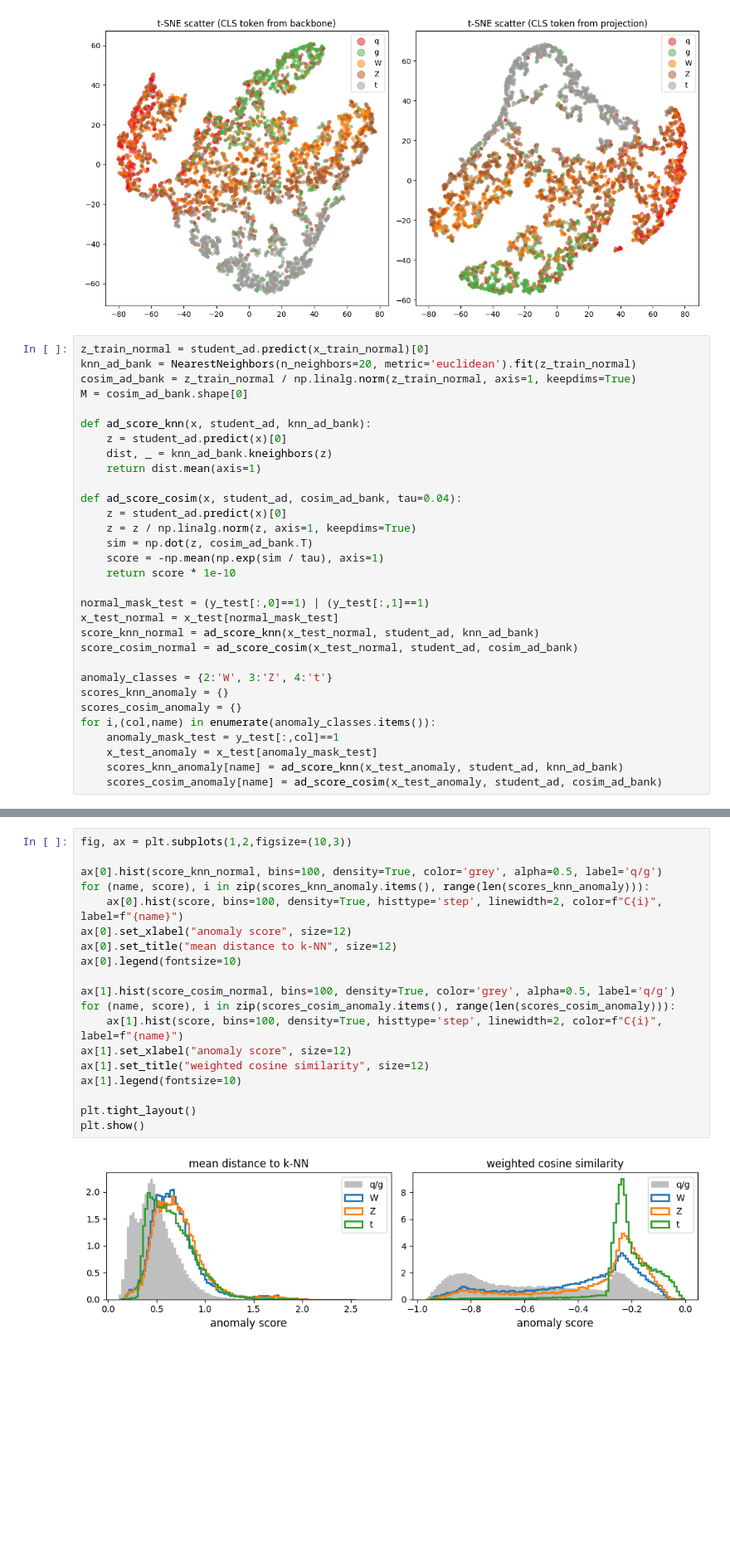
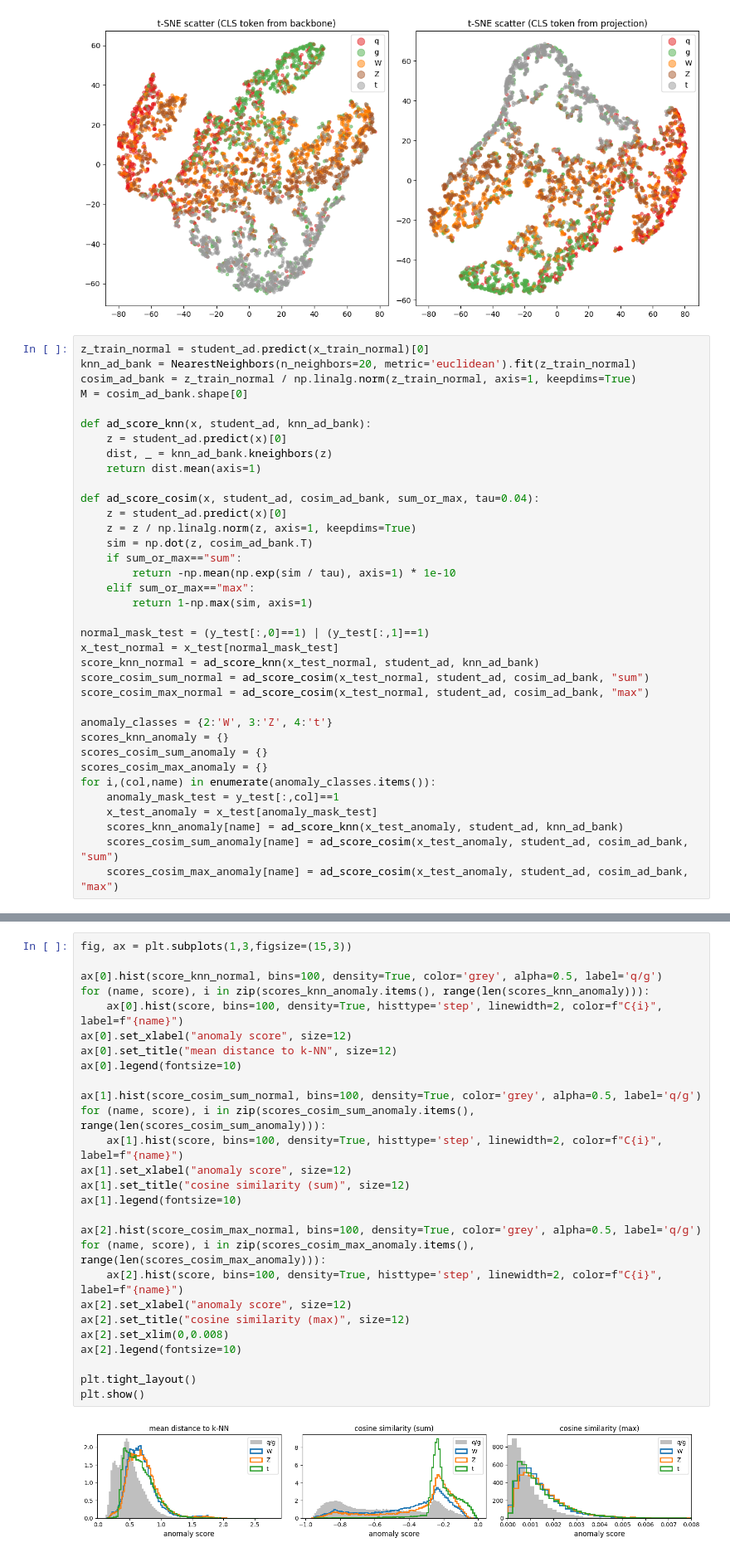
Before and after one commit to hftsoi/ssl_ad, a Jupyter notebook: ibot.ipynb, the cells around one changed output, grey strips where cells are left out. Shown at 83% size. Cells and saved outputs as stored; diff of their text form; blank space fills up the shorter version.

Commit message:
add max cosim to ad

```diff
--- a/ibot.ipynb
+++ b/ibot.ipynb
@@ -831,24 +831,29 @@ def ad_score_knn(x, student_ad, knn_ad_bank):
     dist, _ = knn_ad_bank.kneighbors(z)
     return dist.mean(axis=1)
 
-def ad_score_cosim(x, student_ad, cosim_ad_bank, tau=0.04):
+def ad_score_cosim(x, student_ad, cosim_ad_bank, sum_or_max, tau=0.04):
     z = student_ad.predict(x)[0]
     z = z / np.linalg.norm(z, axis=1, keepdims=True)
     sim = np.dot(z, cosim_ad_bank.T)
-    score = -np.mean(np.exp(sim / tau), axis=1)
-    return score * 1e-10
+    if sum_or_max=="sum":
+        return -np.mean(np.exp(sim / tau), axis=1) * 1e-10
+    elif sum_or_max=="max":
+        return 1-np.max(sim, axis=1)
 
 normal_mask_test = (y_test[:,0]==1) | (y_test[:,1]==1)
 x_test_normal = x_test[normal_mask_test]
 score_knn_normal = ad_score_knn(x_test_normal, student_ad, knn_ad_bank)
-score_cosim_normal = ad_score_cosim(x_test_normal, student_ad, cosim_ad_bank)
+score_cosim_sum_normal = ad_score_cosim(x_test_normal, student_ad, cosim_ad_bank, "sum")
+score_cosim_max_normal = ad_score_cosim(x_test_normal, student_ad, cosim_ad_bank, "max")
 
 anomaly_classes = {2:'W', 3:'Z', 4:'t'}
 scores_knn_anomaly = {}
-scores_cosim_anomaly = {}
+scores_cosim_sum_anomaly = {}
+scores_cosim_max_anomaly = {}
 for i,(col,name) in enumerate(anomaly_classes.items()):
     anomaly_mask_test = y_test[:,col]==1
     x_test_anomaly = x_test[anomaly_mask_test]
     scores_knn_anomaly[name] = ad_score_knn(x_test_anomaly, student_ad, knn_ad_bank)
-    scores_cosim_anomaly[name] = ad_score_cosim(x_test_anomaly, student_ad, cosim_ad_bank)
+    scores_cosim_sum_anomaly[name] = ad_score_cosim(x_test_anomaly, student_ad, cosim_ad_bank, "sum")
+    scores_cosim_max_anomaly[name] = ad_score_cosim(x_test_anomaly, student_ad, cosim_ad_bank, "max")
 # %% [output]
@@ -864,24 +873,32 @@ for i,(col,name) in enumerate(anomaly_classes.items()):
 # %%
-fig, ax = plt.subplots(1,2,figsize=(10,3))
+fig, ax = plt.subplots(1,3,figsize=(15,3))
 
 ax[0].hist(score_knn_normal, bins=100, density=True, color='grey', alpha=0.5, label='q/g')
 for (name, score), i in zip(scores_knn_anomaly.items(), range(len(scores_knn_anomaly))):
     ax[0].hist(score, bins=100, density=True, histtype='step', linewidth=2, color=f"C{i}", label=f"{name}")
 ax[0].set_xlabel("anomaly score", size=12)
 ax[0].set_title("mean distance to k-NN", size=12)
 ax[0].legend(fontsize=10)
 
-ax[1].hist(score_cosim_normal, bins=100, density=True, color='grey', alpha=0.5, label='q/g')
-for (name, score), i in zip(scores_cosim_anomaly.items(), range(len(scores_cosim_anomaly))):
+ax[1].hist(score_cosim_sum_normal, bins=100, density=True, color='grey', alpha=0.5, label='q/g')
+for (name, score), i in zip(scores_cosim_sum_anomaly.items(), range(len(scores_cosim_sum_anomaly))):
     ax[1].hist(score, bins=100, density=True, histtype='step', linewidth=2, color=f"C{i}", label=f"{name}")
 ax[1].set_xlabel("anomaly score", size=12)
-ax[1].set_title("weighted cosine similarity", size=12)
+ax[1].set_title("cosine similarity (sum)", size=12)
 ax[1].legend(fontsize=10)
+
+ax[2].hist(score_cosim_max_normal, bins=100, density=True, color='grey', alpha=0.5, label='q/g')
+for (name, score), i in zip(scores_cosim_max_anomaly.items(), range(len(scores_cosim_max_anomaly))):
+    ax[2].hist(score, bins=100, density=True, histtype='step', linewidth=2, color=f"C{i}", label=f"{name}")
+ax[2].set_xlabel("anomaly score", size=12)
+ax[2].set_title("cosine similarity (max)", size=12)
+ax[2].set_xlim(0,0.008)
+ax[2].legend(fontsize=10)
 
 plt.tight_layout()
 plt.show()
 # %% [output]
-[figure, old version]
+[figure, new version]
 # %%
 plt.figure(figsize=(8,7))
 colors = ["blue", "orange", "green"]
```
Also changed, not shown: parts of 2 cells of this notebook.
